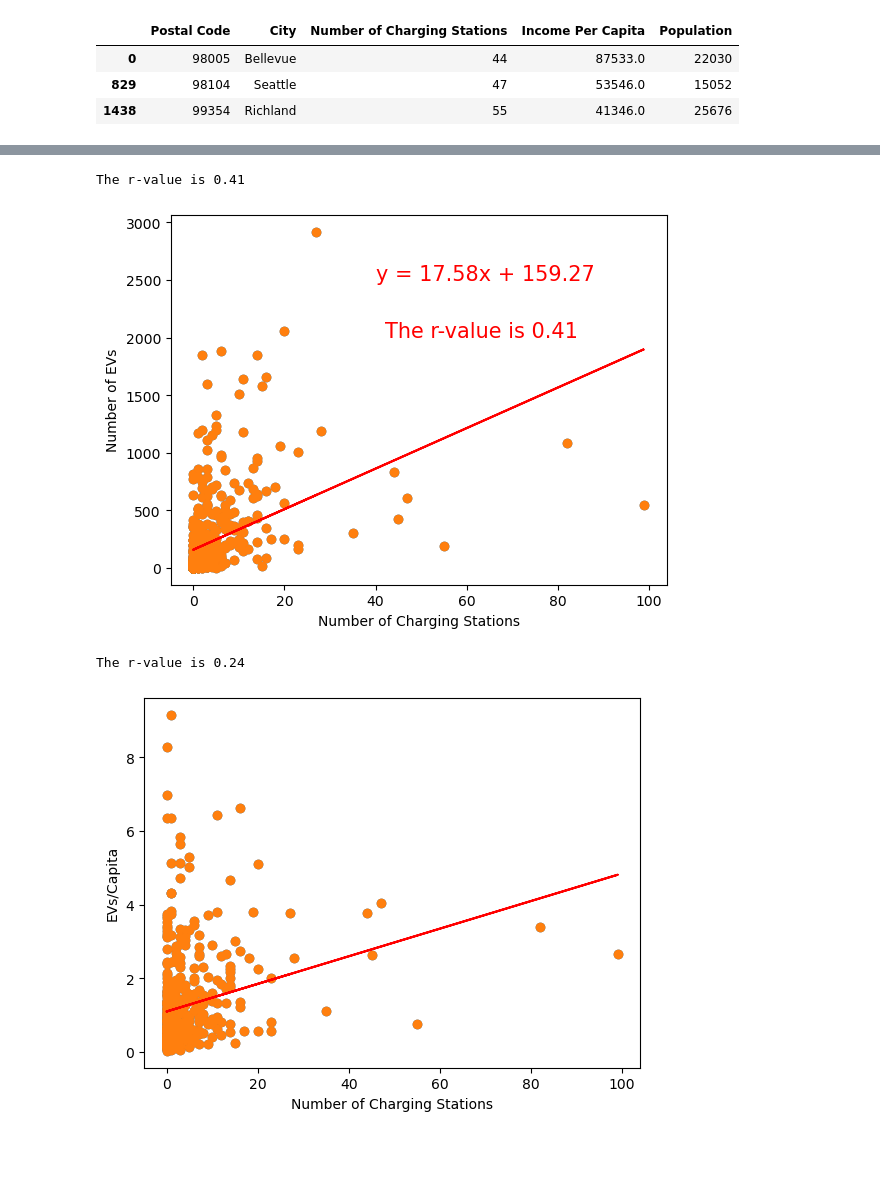
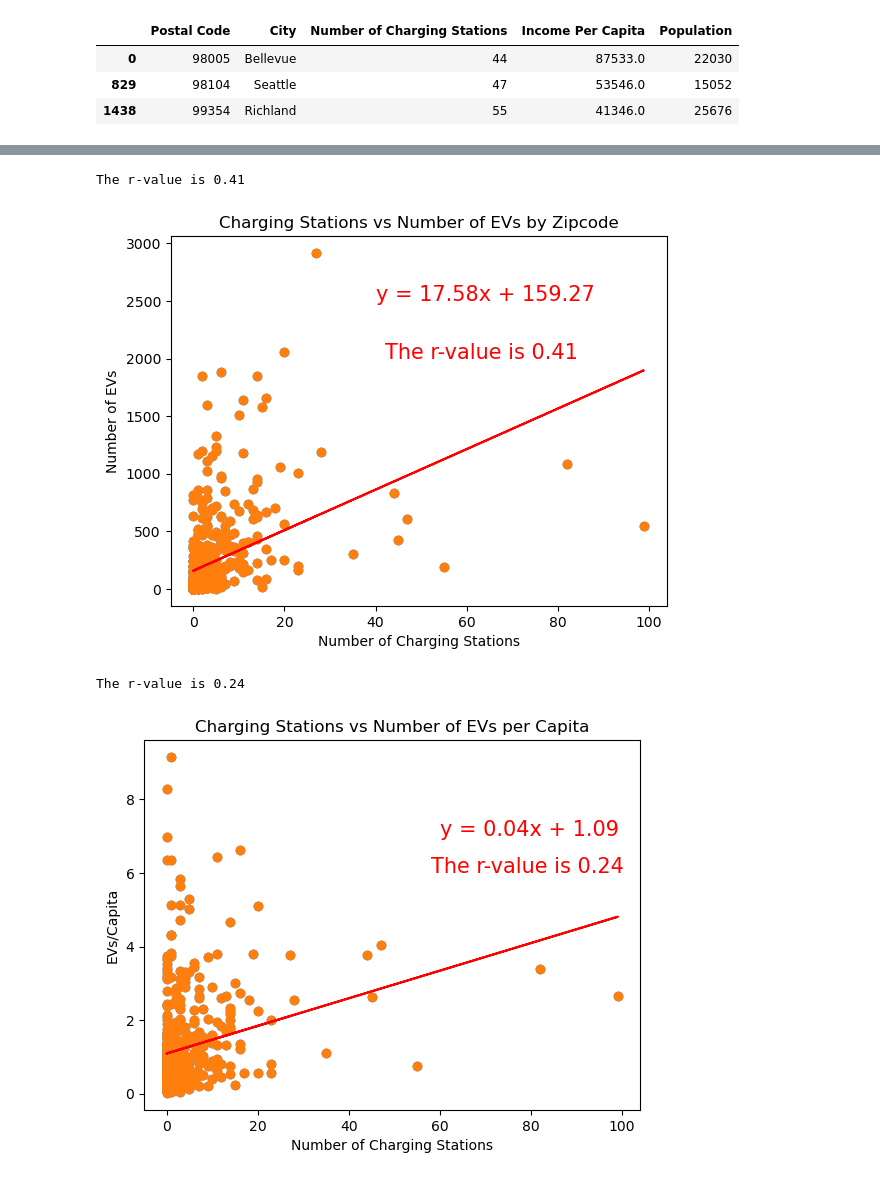
Before and after one commit to caelwillis/group-4-proj-1, a Jupyter notebook: per_capita_visualisations.ipynb, the cells around one changed output, grey strips where cells are left out. Drawn from its saved outputs; the diff is of its cells as text; code cells hidden in the pictures; blank space fills up the shorter version.

```diff
--- a/per_capita_visualisations.ipynb
+++ b/per_capita_visualisations.ipynb
@@ -291,26 +319,27 @@ population_df_filtered
 # %%
 #Scatterplot - Total Charging Stations vs Total EVs
 plt.scatter(merged_income_df_filtered['Number of Charging Stations'],
             merged_income_df_filtered['Electric Vehicle Type'])
 
 x_values = merged_income_df_filtered['Number of Charging Stations']
 y_values = merged_income_df_filtered['Electric Vehicle Type']
 slope = linregress(x_values, y_values)
 (slope, intercept, rvalue, pvalue, stderr) = linregress(x_values, y_values)
 regress_values = x_values * slope + intercept
 line_eq = 'y = ' + str(round(slope,2)) + 'x + ' + str(round(intercept,2))
 rvalue = str(round(rvalue, 2))
 
 plt.scatter(x_values, y_values)
 plt.plot(x_values, regress_values, '-r')
 plt.annotate(line_eq,(40,2500), fontsize=15, color='red')
 plt.annotate(f'The r-value is {rvalue}',(42,2000), fontsize=15, color='red')
+plt.title("Charging Stations vs Number of EVs by Zipcode")
 plt.xlabel('Number of Charging Stations')
 plt.ylabel('Number of EVs')
 print(f'The r-value is {rvalue}')
 # %% [output]
 The r-value is 0.41
-[figure, old version]
+[figure, new version]
 # %%
 #Scatterplot - Total Charging Stations vs EVs per Capita
 plt.scatter(merged_income_df_filtered['Number of Charging Stations'],
@@ -326,11 +355,12 @@ rvalue = str(round(rvalue, 2))
 
 plt.scatter(x_values, y_values)
 plt.plot(x_values, regress_values, '-r')
-plt.annotate(line_eq,(2,15), fontsize=15, color='red')
-plt.annotate(f'The r-value is {rvalue}',(1.9,13), fontsize=15, color='red')
+plt.annotate(line_eq,(60,7), fontsize=15, color='red')
+plt.annotate(f'The r-value is {rvalue}',(58,6), fontsize=15, color='red')
+plt.title("Charging Stations vs Number of EVs per Capita")
 plt.xlabel('Number of Charging Stations')
 plt.ylabel('EVs/Capita')
 print(f'The r-value is {rvalue}')
 # %% [output]
 The r-value is 0.24
-[figure, old version]
+[figure, new version]
```
Also changed, not shown: parts of 15 cells of this notebook.
